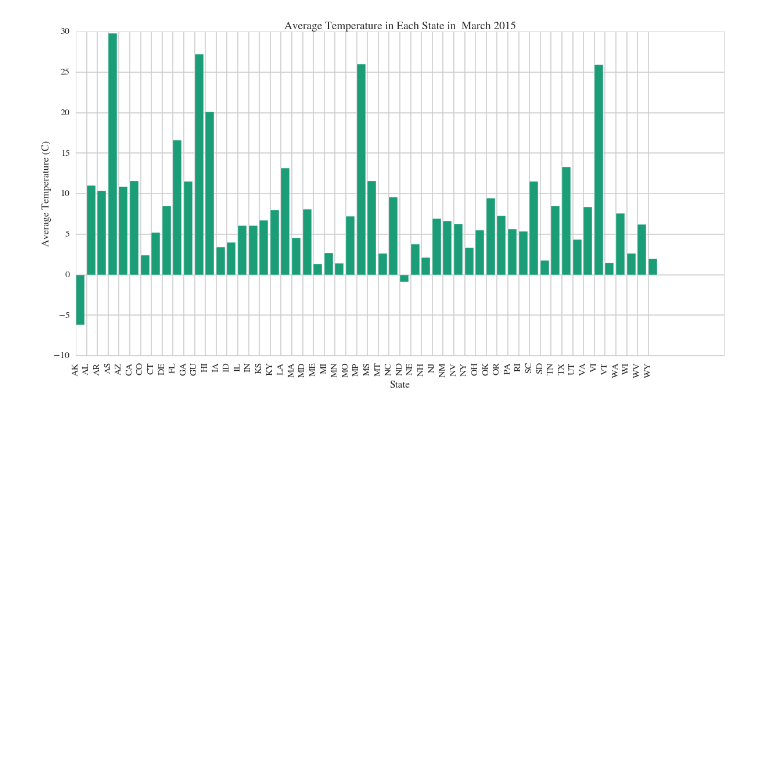
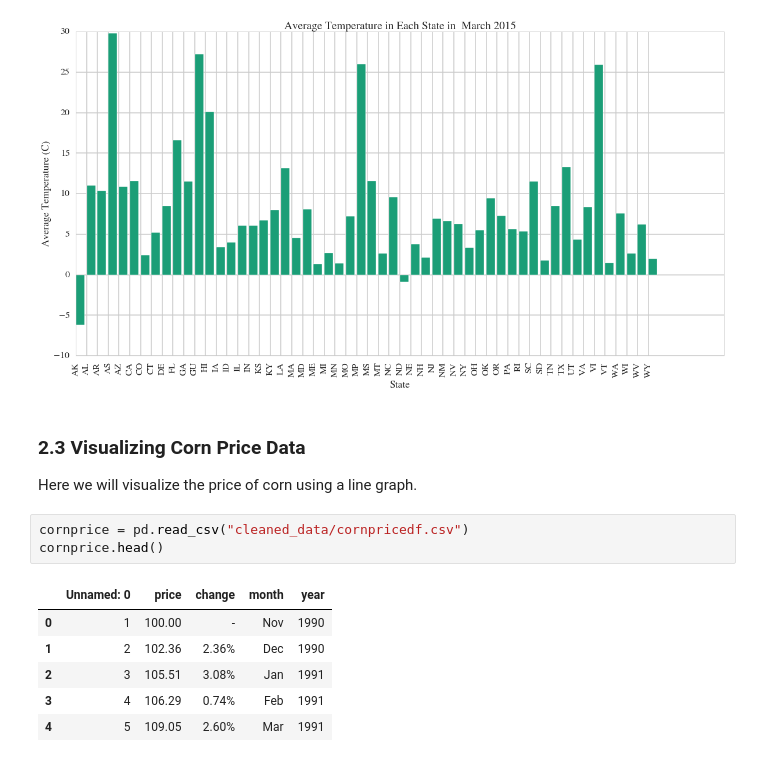
Before and after one commit to dwang953/109-Project, a Jupyter notebook: What's_the_Price_of_Wheat.ipynb, the cells around one changed output. Drawn from its saved outputs; the diff is of its cells as text; blank space fills up the shorter version.

```diff
--- a/What's_the_Price_of_Wheat.ipynb
+++ b/What's_the_Price_of_Wheat.ipynb
@@ -635,3 +635,16 @@ plt.title('Average Temperature in Each State in  March 2015')
 # %% [output]
 <matplotlib.text.Text at 0x...>
 [figure]
+# %% [markdown]
+### 2.3 Visualizing Corn Price Data
+Here we will visualize the price of corn using a line graph.
+# %%
+cornprice = pd.read_csv("cleaned_data/cornpricedf.csv")
+cornprice.head()
+# %% [output]
+|  | Unnamed: 0 | price | change | month | year |
+| 0 | 1 | 100.00 | - | Nov | 1990 |
+| 1 | 2 | 102.36 | 2.36% | Dec | 1990 |
+| 2 | 3 | 105.51 | 3.08% | Jan | 1991 |
+| 3 | 4 | 106.29 | 0.74% | Feb | 1991 |
+| 4 | 5 | 109.05 | 2.60% | Mar | 1991 |
```
Also changed, not shown: parts of 3 cells of this notebook, 1 other file.
